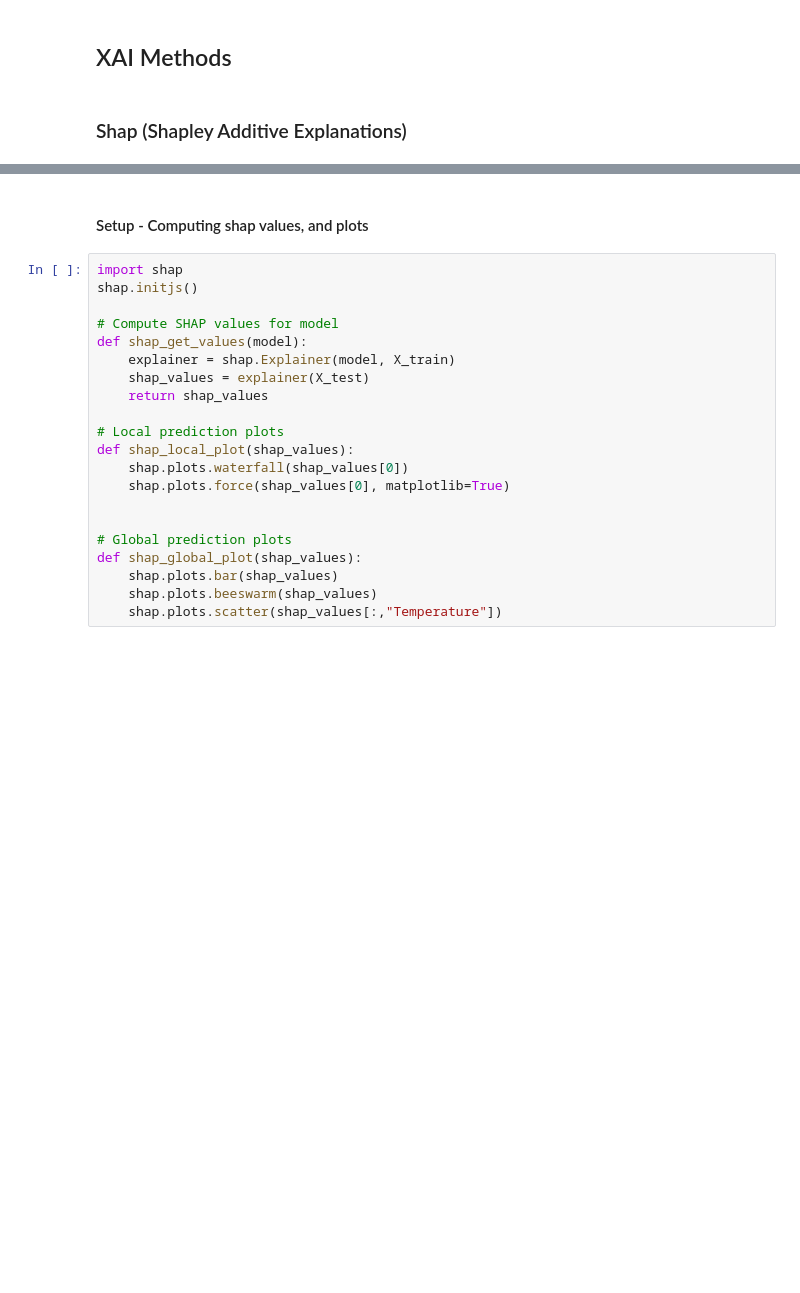
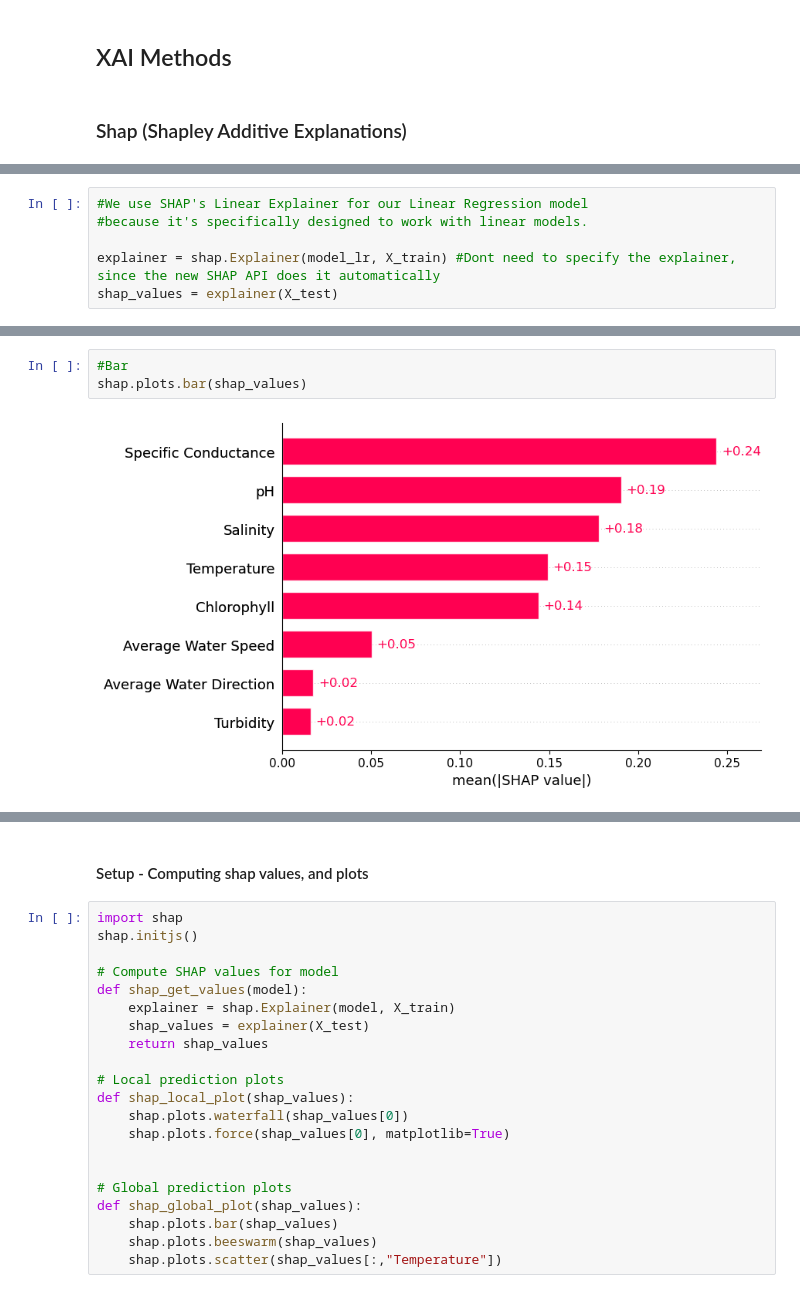
Before and after one commit to Deppi15/INFO381, a Jupyter notebook: notebooks/notebook.ipynb, the cells around one changed output, grey strips where cells are left out. Cells and saved outputs as stored; diff of their text form; blank space fills up the shorter version.

Commit message:
commit shap changes

```diff
--- a/notebooks/notebook.ipynb
+++ b/notebooks/notebook.ipynb
@@ -497,0 +505,6 @@ LSTM              -0.0173  0.5217  0.6422
+# %%
+#We use SHAP's Linear Explainer for our Linear Regression model
+#because it's specifically designed to work with linear models.
+
+explainer = shap.Explainer(model_lr, X_train) #Dont need to specify the explainer, since the new SHAP API does it automatically
+shap_values = explainer(X_test)
@@ -497,0 +520,5 @@ LSTM              -0.0173  0.5217  0.6422
+# %%
+#Bar
+shap.plots.bar(shap_values)
+# %% [output]
+[figure, added]
```
Also changed, not shown: parts of 30 cells of this notebook.
